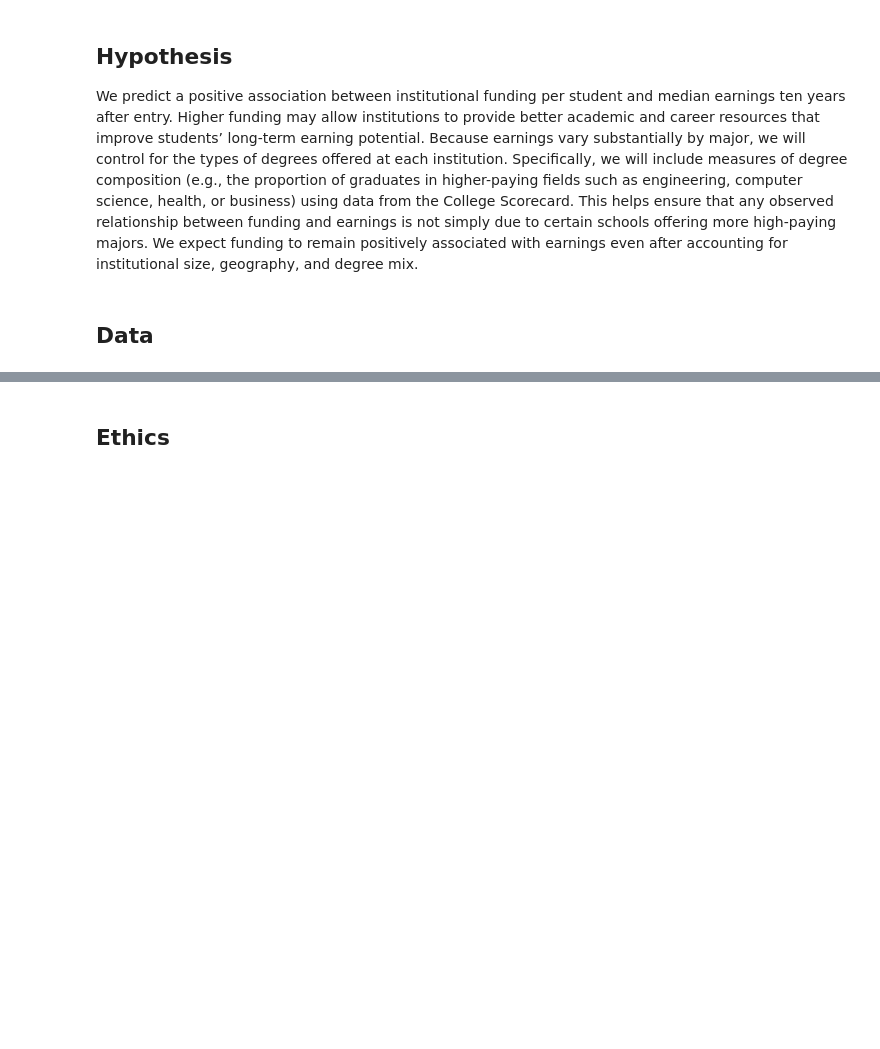
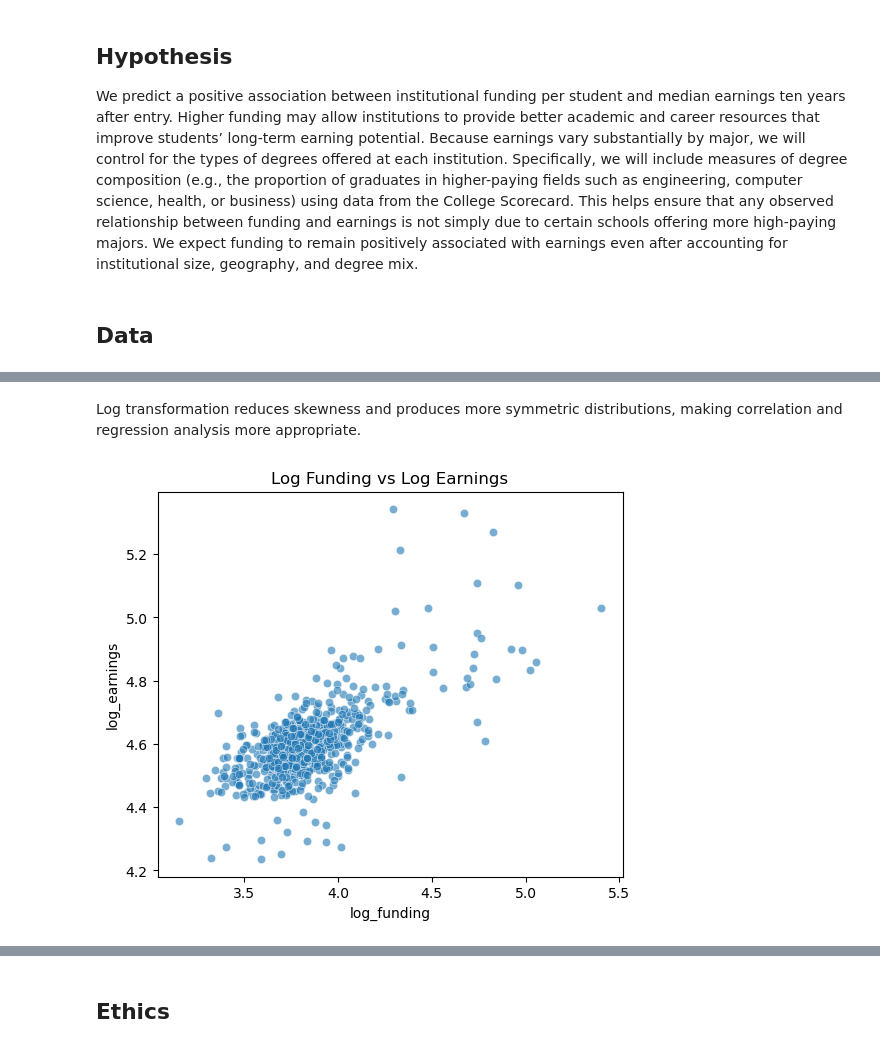
Before and after one commit to COGS108/Group108_WI26, a Jupyter notebook: 03-FinalProject.ipynb, the cells around one changed output, grey strips where cells are left out. Drawn from its saved outputs; the diff is of its cells as text; code cells hidden in the pictures; blank space fills up the shorter version.

```diff
--- a/03-FinalProject.ipynb
+++ b/03-FinalProject.ipynb
@@ -140,0 +308,16 @@ Some more words and stuff.  Remember notebooks work best if you interleave the c
+# %% [markdown]
+Log transformation reduces skewness and produces more symmetric distributions, making correlation and regression analysis more appropriate.
+# %%
+plt.figure(figsize=(6,5))
+
+sns.scatterplot(
+    x="log_funding",
+    y="log_earnings",
+    data=df,
+    alpha=0.6
+)
+
+plt.title("Log Funding vs Log Earnings")
+plt.show()
+# %% [output]
+[figure, added]
```
Also changed, not shown: parts of 52 cells of this notebook.
